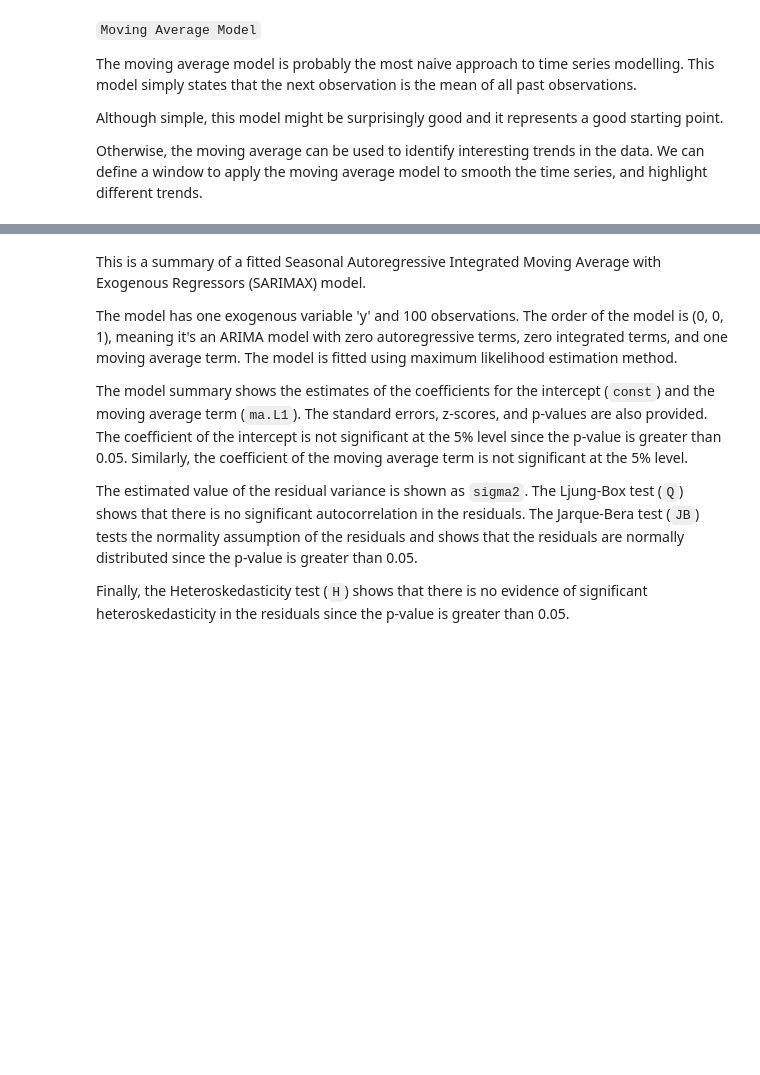
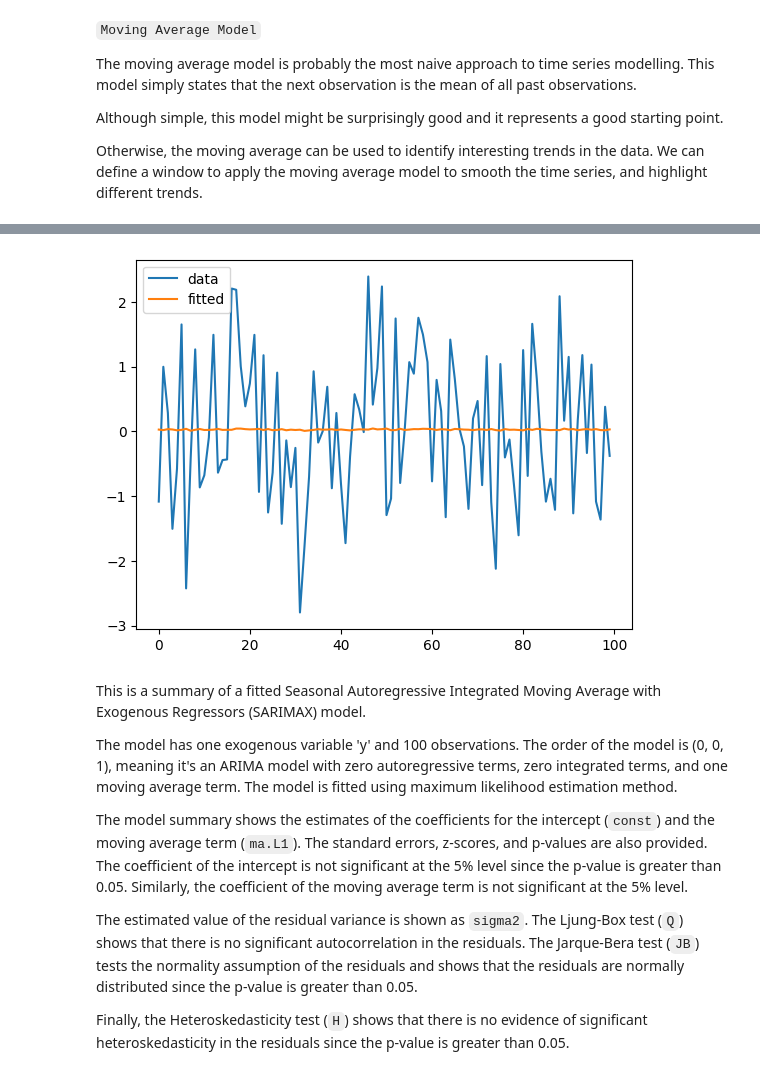
Before and after one commit to raidharmender/MultiVarTSPred, a Jupyter notebook: thesis_analysis.ipynb, the cells around one changed output, grey strips where cells are left out. Drawn from its saved outputs; the diff is of its cells as text; code cells hidden in the pictures; blank space fills up the shorter version.

```diff
--- a/analysis.ipynb
+++ b/thesis_analysis.ipynb
@@ -69,6 +83,7 @@ Otherwise, the moving average can be used to identify interesting trends in the
 # %%
 import numpy as np
 from statsmodels.tsa.arima.model import ARIMA
+import matplotlib.pyplot as plt
 
 # Generate some random data
 np.random.seed(123)
@@ -79,6 +94,12 @@ model = ARIMA(data, order=(0, 0, 1)).fit()
 
 # Print the model summary
 print(model.summary())
+
+# Plot the data and fitted values
+plt.plot(data, label='data')
+plt.plot(model.fittedvalues, label='fitted')
+plt.legend()
+plt.show()
 # %% [output]
                                SARIMAX Results
 ==============================================================================
@@ -89,14 +110,15 @@ Time:                        17:34:58   BIC                            321.730
 Sample:                             0   HQIC                           317.078
                                 - 100
 Covariance Type:                  opg
 ==============================================================================
                  coef    std err          z      P>|z|      [0.025      0.975]
 ------------------------------------------------------------------------------
 ... (8 lines left out)
 ===================================================================================
 
 Warnings:
 [1] Covariance matrix calculated using the outer product of gradients (complex-step).
+[figure, added]
 # %% [markdown]
 This is a summary of a fitted Seasonal Autoregressive Integrated Moving Average with Exogenous Regressors (SARIMAX) model.
 
```
Also changed, not shown: parts of 8 cells of this notebook, 2 other files.
